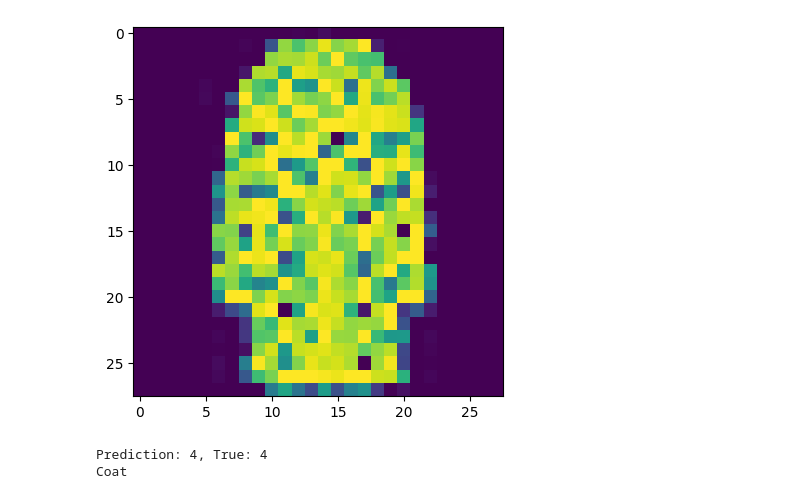
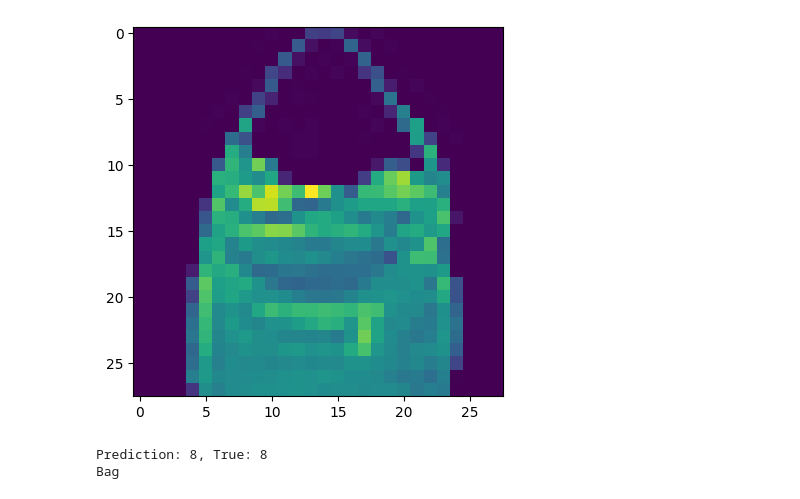
Before and after one commit to Fullbaro/neural_network_framework, a Jupyter notebook: USAGE.ipynb, the cells around one changed output. Drawn from its saved outputs; the diff is of its cells as text; code cells hidden in the pictures.

```diff
--- a/USAGE.ipynb
+++ b/USAGE.ipynb
@@ -77,0 +17,21 @@ Class: 1
+# %%
+dataset = ImageClassificationDataset()
+dataset.load("/home/deni/Cloud/Laptop/Projects/Python/cnn_from_scratch/dataset")
+dataset.augment()
+dataset.preprocess(
+     size = 28,
+     grayscale = False,
+     white_balance = False
+)
+dataset.shuffle()
+dataset.normalize()
+dataset.reshape()
+
+X_train, y_train, X_valid, y_valid, X_test, y_test = dataset.split()
+
+
+print(dataset.X[0])
+print(dataset.X[10].shape)
+print("shape", dataset.X.shape)
+
+print(dataset.X.min(), dataset.X.max())
@@ -133,27 +120,27 @@ model = Model.load("model.m")
 # %%
 fashion_mnist_labels = {
     0: 'T-shirt/top',
     1: 'Trouser',
     2: 'Pullover',
     3: 'Dress',
     4: 'Coat',
     5: 'Sandal',
     6: 'Shirt',
     7: 'Sneaker',
     8: 'Bag',
     9: 'Ankle boot'
 }
 
-img = 131
+img = 11
 
 plt.imshow((X_test[img].reshape(28, 28)))
 plt.show()
 
 prediction = model.predict(X_test[img])[0] # Pass image(s) in array
 print(f"Prediction: {prediction}, True: {y_test[img]}")
 
 print(fashion_mnist_labels[prediction])
 # %% [output]
-[figure, old version]
+[figure, new version]
-Prediction: 4, True: 4
-Coat
+Prediction: 8, True: 8
+Bag
```
Also changed, not shown: parts of 13 cells of this notebook, 8 other files.
